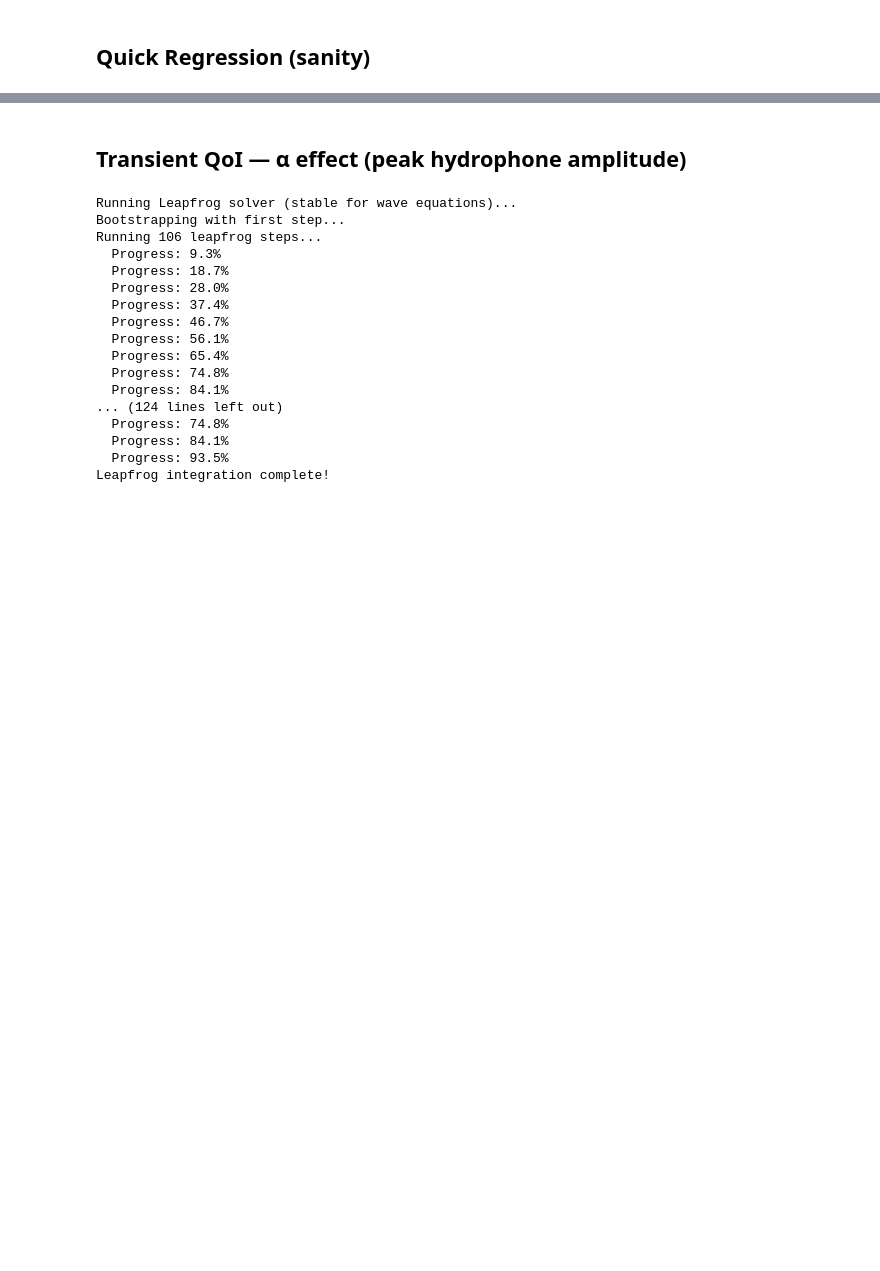
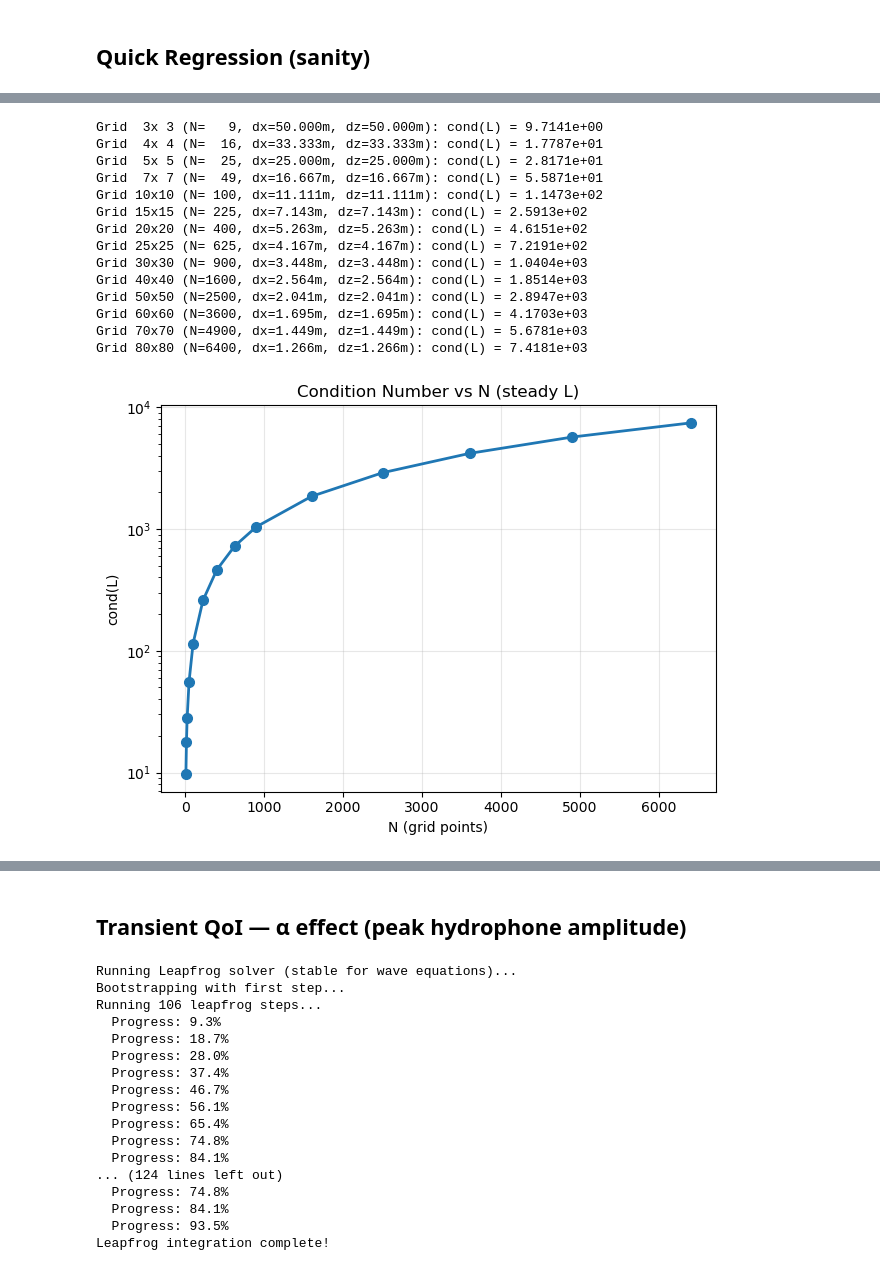
Before and after one commit to cwardlaw8/SonarSim, a Jupyter notebook: PM2.ipynb, the cells around one changed output, grey strips where cells are left out. Cells and saved outputs as stored; diff of their text form; code cells hidden in the pictures; blank space fills up the shorter version.

Commit message:
Clarity fixes and updates from Camille's work on Task C

```diff
--- a/PM2.ipynb
+++ b/PM2.ipynb
@@ -312,0 +142,60 @@ plt.tight_layout(); plt.show()
+# %%
+
+# PM2_TaskC-style: cond(L) vs N with printed summary
+import numpy as np
+import matplotlib.pyplot as plt
+from numpy.linalg import cond as dense_cond
+from getParam_Sonar import getParam_Sonar
+
+def extract_L(p):
+    Nx, Nz = p['Nx'], p['Nz']
+    N = Nx * Nz
+    A = p['A']
+    Lblk = A[N:, :N]
+    try:
+        import scipy.sparse as sp
+        return Lblk.toarray() if sp.issparse(Lblk) else np.array(Lblk)
+    except Exception:
+        return np.array(Lblk)
+
+Lx, Lz = 100, 100
+grids_to_test = [(3, 3),(4, 4),(5, 5),(7, 7),(10, 10),(15, 15),(20, 20),(25, 25),(30, 30),(40, 40),(50, 50),(60, 60),(70, 70),(80, 80)]
+
+results = []
+for Nx, Nz in grids_to_test:
+    p, *_ = getParam_Sonar(Nx, Nz, Lx, Lz, UseSparseMatrices=False)
+    L = extract_L(p)
+    N = Nx * Nz
+    dx = Lx / (Nx - 1)
+    dz = Lz / (Nz - 1)
+    cond_L = dense_cond(L)
+    results.append({'Nx': Nx, 'Nz': Nz, 'N': N, 'dx': dx, 'dz': dz, 'cond_L': cond_L})
+    print(f"Grid {Nx:2d}x{Nz:2d} (N={N:4d}, dx={dx:.3f}m, dz={dz:.3f}m): cond(L) = {cond_L:.4e}")
+
+N_vals = [r['N'] for r in results]
+cond_vals = [r['cond_L'] for r in results]
+
+plt.figure()
+plt.semilogy(N_vals, cond_vals, 'o-', linewidth=2, markersize=7)
+plt.xlabel('N (grid points)')
+plt.ylabel('cond(L)')
+plt.title('Condition Number vs N (steady L)')
+plt.grid(True, alpha=0.3)
+plt.tight_layout()
+plt.show()
+# %% [output]
+Grid  3x 3 (N=   9, dx=50.000m, dz=50.000m): cond(L) = 9.7141e+00
+Grid  4x 4 (N=  16, dx=33.333m, dz=33.333m): cond(L) = 1.7787e+01
+Grid  5x 5 (N=  25, dx=25.000m, dz=25.000m): cond(L) = 2.8171e+01
+Grid  7x 7 (N=  49, dx=16.667m, dz=16.667m): cond(L) = 5.5871e+01
+Grid 10x10 (N= 100, dx=11.111m, dz=11.111m): cond(L) = 1.1473e+02
+Grid 15x15 (N= 225, dx=7.143m, dz=7.143m): cond(L) = 2.5913e+02
+Grid 20x20 (N= 400, dx=5.263m, dz=5.263m): cond(L) = 4.6151e+02
+Grid 25x25 (N= 625, dx=4.167m, dz=4.167m): cond(L) = 7.2191e+02
+Grid 30x30 (N= 900, dx=3.448m, dz=3.448m): cond(L) = 1.0404e+03
+Grid 40x40 (N=1600, dx=2.564m, dz=2.564m): cond(L) = 1.8514e+03
+Grid 50x50 (N=2500, dx=2.041m, dz=2.041m): cond(L) = 2.8947e+03
+Grid 60x60 (N=3600, dx=1.695m, dz=1.695m): cond(L) = 4.1703e+03
+Grid 70x70 (N=4900, dx=1.449m, dz=1.449m): cond(L) = 5.6781e+03
+Grid 80x80 (N=6400, dx=1.266m, dz=1.266m): cond(L) = 7.4181e+03
+[figure, added]
```
Also changed, not shown: parts of 41 cells of this notebook.
